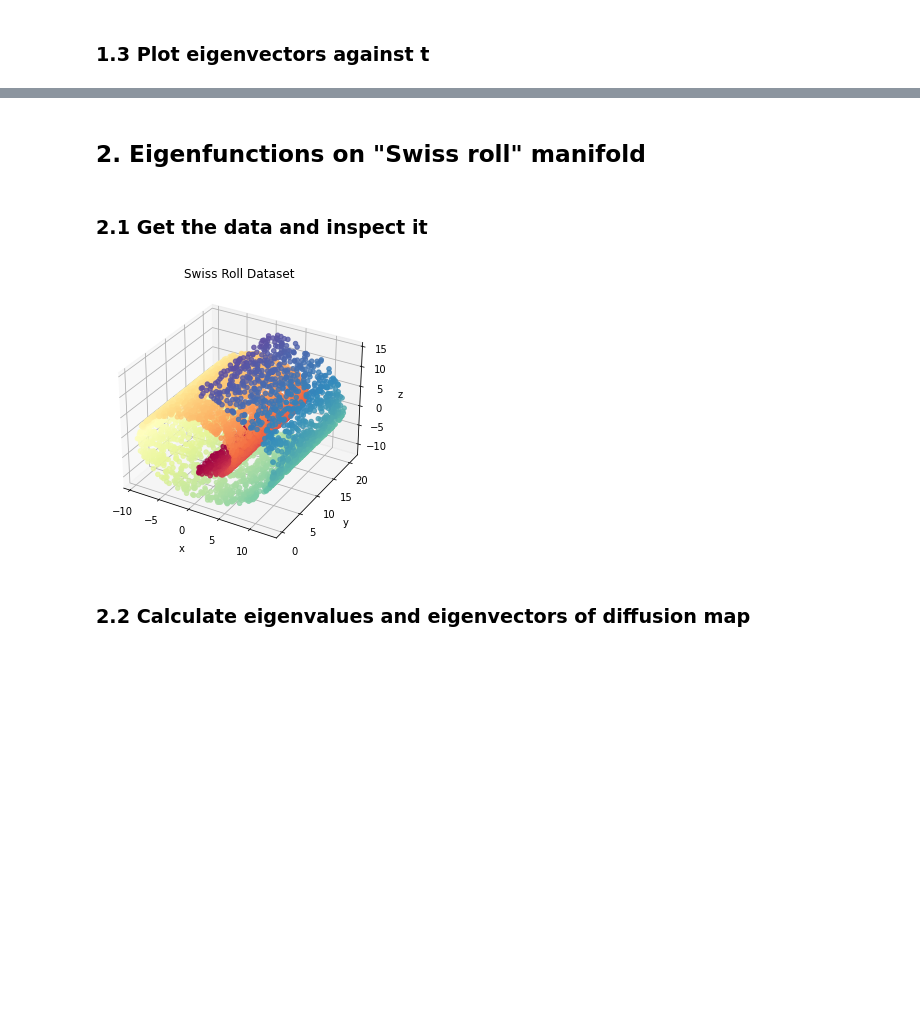
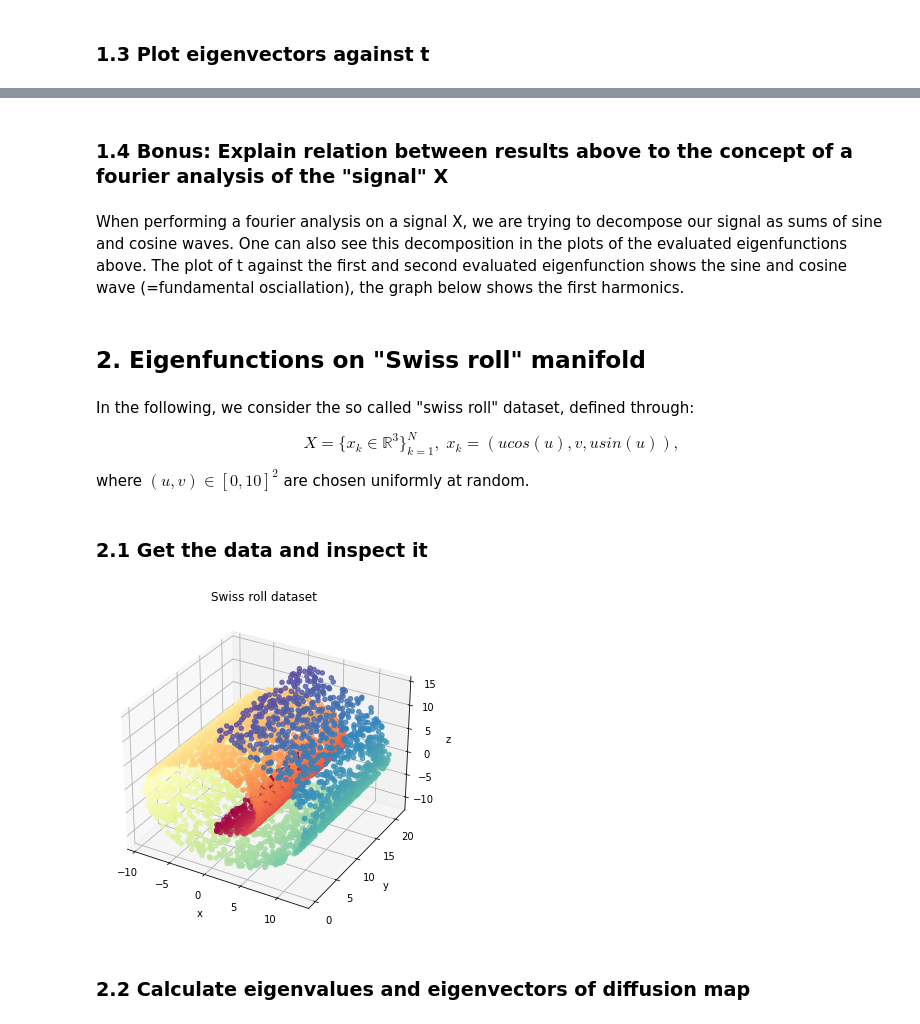
Before and after one commit to sonmikrafft-uni-MLCMS/ex4, a Jupyter notebook: task_2.ipynb, the cells around one changed output, grey strips where cells are left out. Saved outputs shown, nothing was run; the diff lists cells and outputs as text; code cells hidden in the pictures; blank space fills up the shorter version.

```diff
--- a/task_2.ipynb
+++ b/task_2.ipynb
@@ -88,32 +98,44 @@ for l in l_vec:
+# %% [markdown]
+### 1.4 Bonus: Explain relation between results above to the concept of a fourier analysis of the "signal" X
+# %% [markdown]
+When performing a fourier analysis on a signal X, we are trying to decompose our signal as sums of sine and cosine
+waves. One can also see this decomposition in the plots of the evaluated eigenfunctions above. The plot of t against the first and second evaluated eigenfunction shows the sine and cosine wave (=fundamental osciallation), the graph below shows the first harmonics.
 # %% [markdown]
 ## 2. Eigenfunctions on "Swiss roll" manifold
+# %% [markdown]
+In the following, we consider the so called "swiss roll" dataset, defined through:
+
+$$ X = \{x_k \in \mathbb{R}^3\}_{k=1}^N ,\; x_k = (ucos(u), v, usin(u)),  $$
+
+where $(u, v) \in [0,10]^2$ are chosen uniformly at random.
 # %% [markdown]
 ### 2.1 Get the data and inspect it
 # %%
 N = 5000
 N_PLOT = 1000
 
 X_swiss, color_swiss = get_swiss_roll_dataset(N=N)  # shape (5000, 3)
 
 # reduce number of displayed data points for plots
 idx_plot = np.random.permutation(X_swiss.shape[0])[0:N_PLOT]  # shape (1000, 3)
 X_swiss_reduced = X_swiss[idx_plot, :]
 color_swiss_reduced = color_swiss[idx_plot]
 
 # show full data
-fig, ax = plot_3d_dataset(
+fig, _ = plot_3d_dataset(
     X_swiss[:, 0],
     X_swiss[:, 1],
     X_swiss[:, 2],
     x_label="x",
     y_label="y",
     z_label="z",
-    title="Swiss Roll Dataset",
+    title="Swiss roll dataset",
     c=color_swiss,
     alpha=0.8,
 )
+fig.savefig("plots/swiss_roll_dataset.pdf", bbox_inches='tight')
 # %% [output]
-[figure, old version]
+[figure, new version]
 # %% [markdown]
 ### 2.2 Calculate eigenvalues and eigenvectors of diffusion map
 # %%
```
Also changed, not shown: parts of 26 cells of this notebook.
